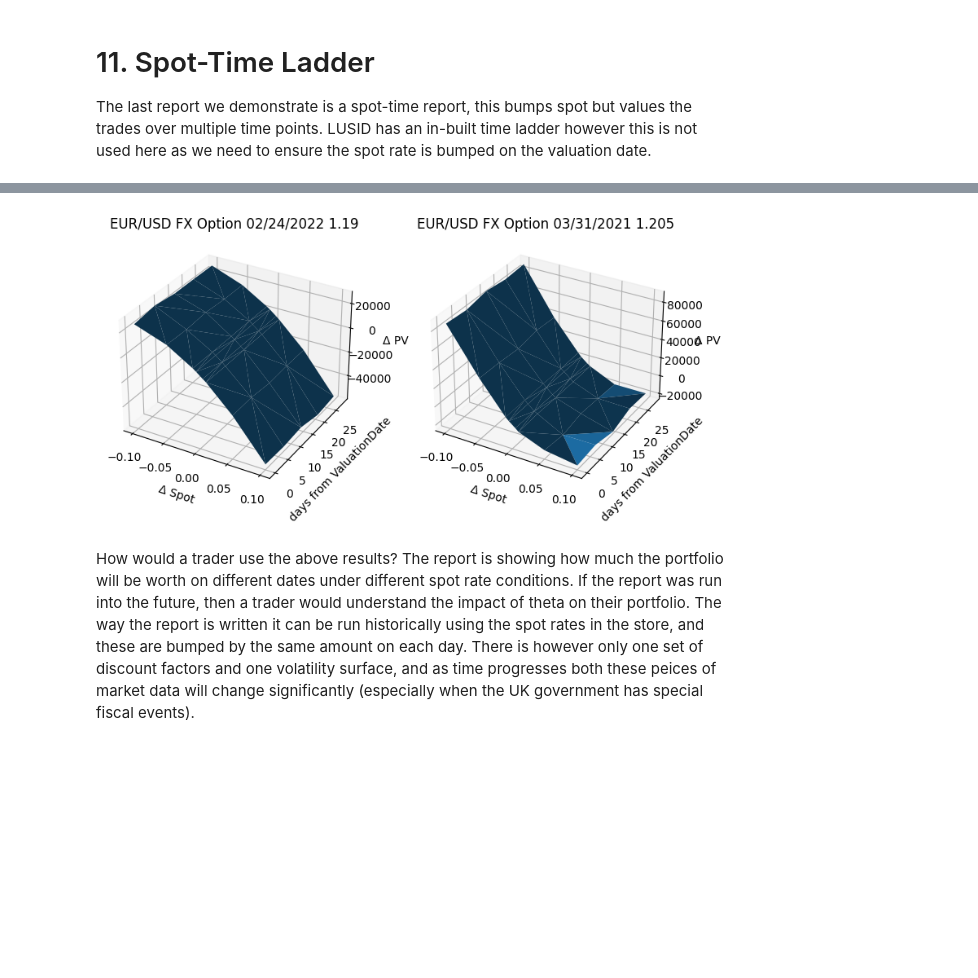
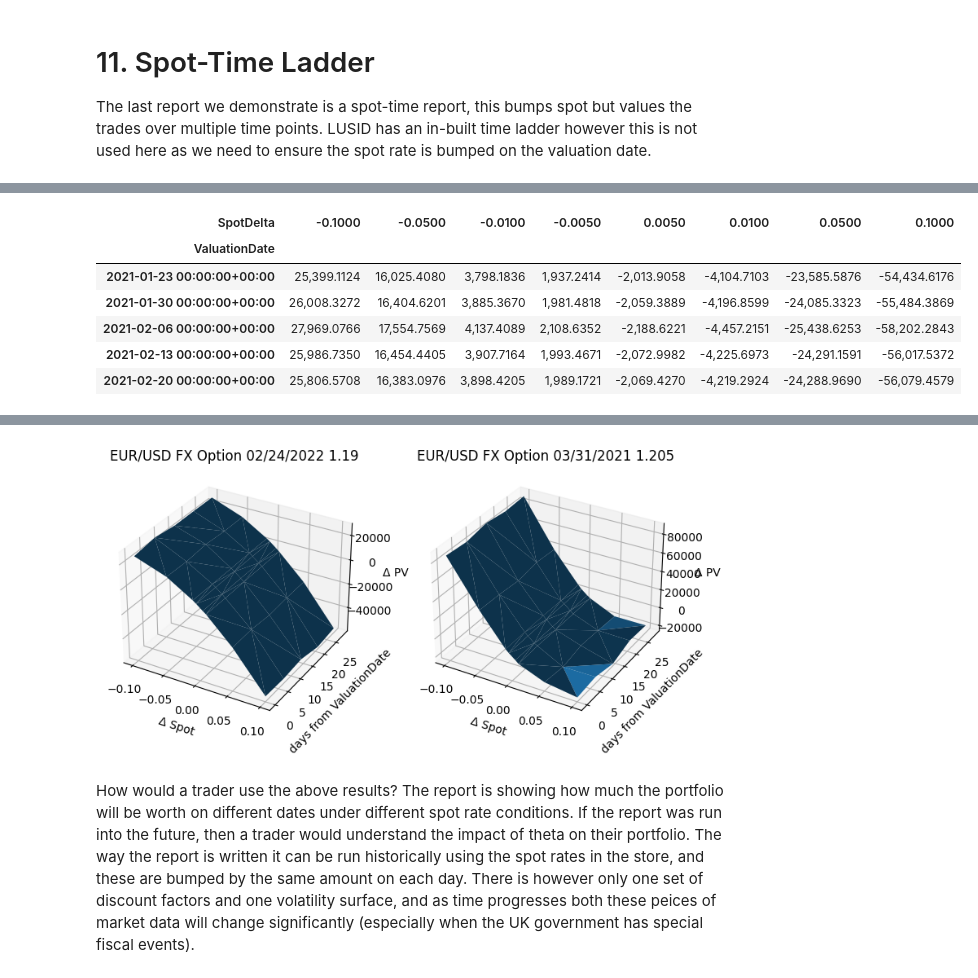
Before and after one commit to peturparkur-fbn/sample-notebooks, a Jupyter notebook: examples/use-cases/instruments/FX Option Vanilla Risk Ladders.ipynb, the cells around one changed output, grey strips where cells are left out. Drawn from its saved outputs; the diff is of its cells as text; code cells hidden in the pictures; blank space fills up the shorter version.

```diff
--- a/examples/use-cases/instruments/FX Option Vanilla Risk Ladders.ipynb
+++ b/examples/use-cases/instruments/FX Option Vanilla Risk Ladders.ipynb
@@ -1171,30 +1249,46 @@ m: int = len(valuation["InstrumentName"].unique()) # num columns
 
 # plotting by grouping on InstrumentName
 for i, (k, df) in enumerate(valuation.groupby(by="InstrumentName")):
 
     curves: list[restools.Result1D] = [list(x.values())[0] for x in df["Risk/Fx/Difference/Ladder"].values]
 
     x: np.ndarray = np.array([[float(x) for x in crv.values.keys()] for crv in curves]).ravel() # np.ndarray[float]
     y: np.ndarray = [(x - calculation_date).days for x in df["ValuationDate"]] * len(curves[0].values) # np.ndarray[datetime]
     z: list[float] = np.array([list(crv.values.values()) for crv in curves]).ravel() # np.ndarray[restools.Result0D]
 
     ax = fig.add_subplot(1, 1 + m, i + 1, projection="3d")
     ax.plot_trisurf(x, y, z)
     ax.set_title(f"{k}")
     ax.set_xlabel(f"{delta} Spot")
     ax.set_ylabel("days from ValuationDate")
     ax.set_zlabel(f"{delta} PV")
 
     pass
+
+for k, grp in valuation.groupby(by = "InstrumentName"):
+    table_df = pd.DataFrame(columns=["ValuationDate", "SpotDelta", "Delta"])
+    for i, row in grp.iterrows():
+        ladder: restools.Result1D = first(row["Risk/Fx/Difference/Ladder"].values())
+        local_df = pd.DataFrame([{"ValuationDate": row["ValuationDate"], "SpotDelta": float(k), "Delta": v} for k, v in ladder.values.items()])
+        table_df = pd.concat([table_df, local_df])
+    print(f"Spot-Time ladder for Instrument: {k}")
+    display(table_df.pivot(index = "ValuationDate", columns="SpotDelta", values="Delta"))
 # %% [output]
 |  | ValuationDate | InstrumentName | Quotes/FxRate/DomFgn | ClientInternal | Holding | Present Value | Delta | ... |
 | 0 | 2021-01-23 00:00:00+00:00 | EUR/USD FX Option 03/31/2021 1.205 | 1.2171 | EURUSDOption1DemoRisk | 1,000,000.0000 | 24,256.4392 | 0.6117 | ... |
 | 1 | 2021-01-23 00:00:00+00:00 | EUR/USD FX Option 02/24/2022 1.19 | 1.2171 | EURUSDOption2DemoRisk | -1,000,000.0000 | -32,357.7004 | -0.3588 | ... |
 | 4 | 2021-01-30 00:00:00+00:00 | EUR/USD FX Option 03/31/2021 1.205 | 1.2136 | EURUSDOption1DemoRisk | 1,000,000.0000 | 21,661.8427 | 0.5909 | ... |
 | 5 | 2021-01-30 00:00:00+00:00 | EUR/USD FX Option 02/24/2022 1.19 | 1.2136 | EURUSDOption2DemoRisk | -1,000,000.0000 | -33,108.5801 | -0.3669 | ... |
 | 8 | 2021-02-06 00:00:00+00:00 | EUR/USD FX Option 03/31/2021 1.205 | 1.2046 | EURUSDOption1DemoRisk | 1,000,000.0000 | 16,644.5045 | 0.5222 | ... |
 | 9 | 2021-02-06 00:00:00+00:00 | EUR/USD FX Option 02/24/2022 1.19 | 1.2046 | EURUSDOption2DemoRisk | -1,000,000.0000 | -35,802.7034 | -0.3896 | ... |
 | 12 | 2021-02-13 00:00:00+00:00 | EUR/USD FX Option 03/31/2021 1.205 | 1.2120 | EURUSDOption1DemoRisk | 1,000,000.0000 | 18,864.4302 | 0.5878 | ... |
 | 13 | 2021-02-13 00:00:00+00:00 | EUR/USD FX Option 02/24/2022 1.19 | 1.2120 | EURUSDOption2DemoRisk | -1,000,000.0000 | -32,828.9335 | -0.3697 | ... |
 | 16 | 2021-02-20 00:00:00+00:00 | EUR/USD FX Option 03/31/2021 1.205 | 1.2119 | EURUSDOption1DemoRisk | 1,000,000.0000 | 17,677.4466 | 0.5932 | ... |
 | 17 | 2021-02-20 00:00:00+00:00 | EUR/USD FX Option 02/24/2022 1.19 | 1.2119 | EURUSDOption2DemoRisk | -1,000,000.0000 | -32,449.1432 | -0.3693 | ... |
+| SpotDelta | -0.1000 | -0.0500 | -0.0100 | -0.0050 | 0.0050 | 0.0100 | 0.0500 | 0.1000 |
+| ValuationDate |  |  |  |  |  |  |  |  |
+| 2021-01-23 00:00:00+00:00 | 25,399.1124 | 16,025.4080 | 3,798.1836 | 1,937.2414 | -2,013.9058 | -4,104.7103 | -23,585.5876 | -54,434.6176 |
+| 2021-01-30 00:00:00+00:00 | 26,008.3272 | 16,404.6201 | 3,885.3670 | 1,981.4818 | -2,059.3889 | -4,196.8599 | -24,085.3323 | -55,484.3869 |
+| 2021-02-06 00:00:00+00:00 | 27,969.0766 | 17,554.7569 | 4,137.4089 | 2,108.6352 | -2,188.6221 | -4,457.2151 | -25,438.6253 | -58,202.2843 |
+| 2021-02-13 00:00:00+00:00 | 25,986.7350 | 16,454.4405 | 3,907.7164 | 1,993.4671 | -2,072.9982 | -4,225.6973 | -24,291.1591 | -56,017.5372 |
+| 2021-02-20 00:00:00+00:00 | 25,806.5708 | 16,383.0976 | 3,898.4205 | 1,989.1721 | -2,069.4270 | -4,219.2924 | -24,288.9690 | -56,079.4579 |
```
Also changed, not shown: parts of 10 cells of this notebook.
